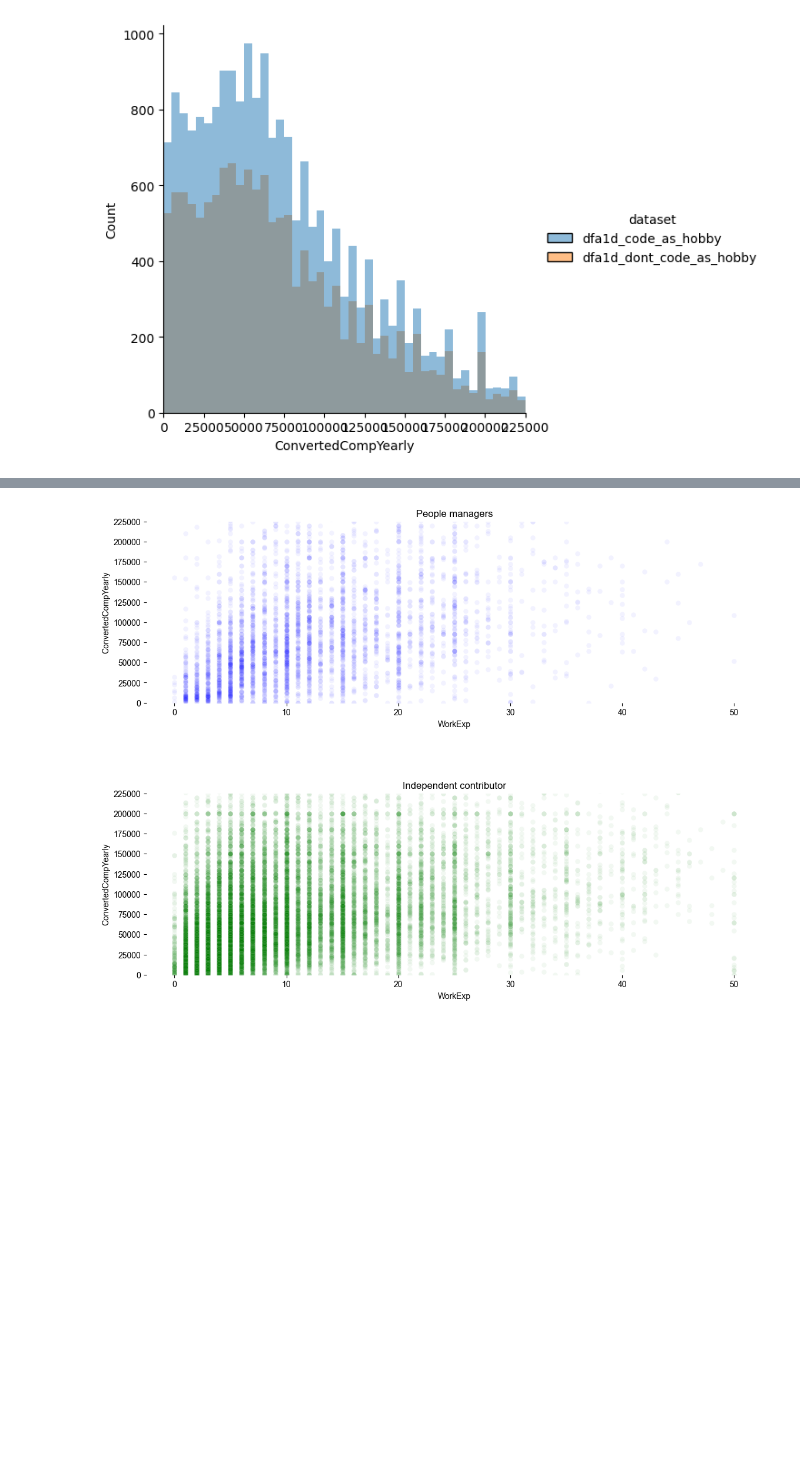
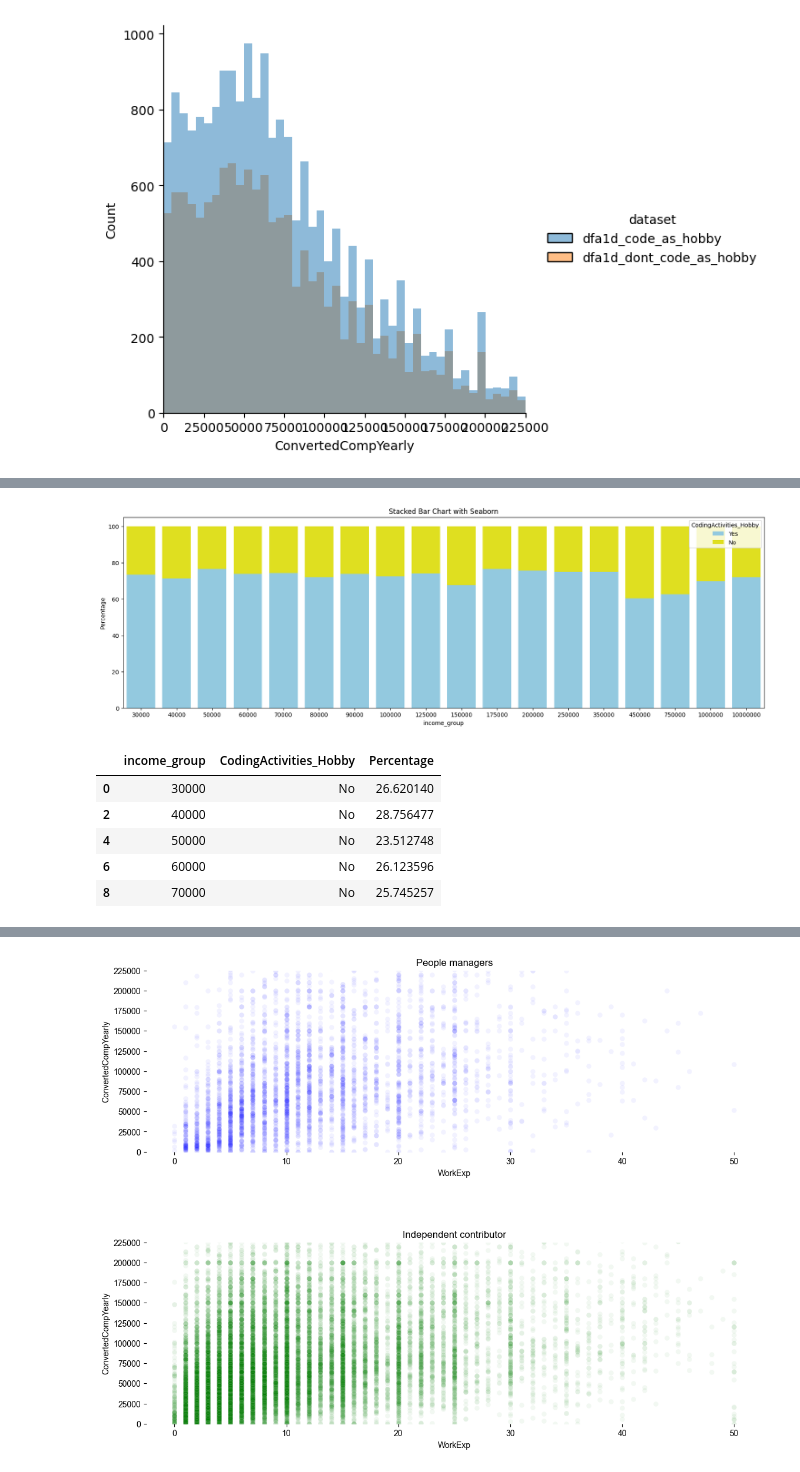
Before and after one commit to ursumarius/developer-survey-analyzing-w-pandas, a Jupyter notebook: data-wrangling/initial-explorative-data-analysis.ipynb, the cells around one changed output, grey strips where cells are left out. Saved outputs shown, nothing was run; the diff lists cells and outputs as text; code cells hidden in the pictures; blank space fills up the shorter version.

```diff
--- a/data-wrangling/initial-explorative-data-analysis.ipynb
+++ b/data-wrangling/initial-explorative-data-analysis.ipynb
@@ -532,0 +797,24 @@ plt.xlim(0, 225000)
+# %%
+# Pivot the DataFrame to create a stacked format
+
+to_pivot_df = group_by_code_flag_counts.reset_index()
+pivot_df = to_pivot_df.pivot(index='income_group', columns='CodingActivities_Hobby', values='Percentage')
+
+# Plot using Seaborn
+plt.figure(figsize=(20, 6))
+sns.barplot(data=pivot_df, x=pivot_df.index, y=pivot_df['Yes'], color = 'skyblue', label='Yes')
+sns.barplot(data=pivot_df, x=pivot_df.index, y=pivot_df['No'], color='yellow', label='No', bottom=pivot_df['Yes'])
+plt.ylabel('Percentage')
+plt.title('Stacked Bar Chart with Seaborn')
+plt.legend(loc='upper right', title='CodingActivities_Hobby')
+plt.show()
+
+group_by_code_flag_counts.head()
+# %% [output]
+[figure, added]
+|  | income_group | CodingActivities_Hobby | Percentage |
+| 0 | 30000 | No | 26.620140 |
+| 2 | 40000 | No | 28.756477 |
+| 4 | 50000 | No | 23.512748 |
+| 6 | 60000 | No | 26.123596 |
+| 8 | 70000 | No | 25.745257 |
```
Also changed, not shown: parts of 60 cells of this notebook, 2 other files.
